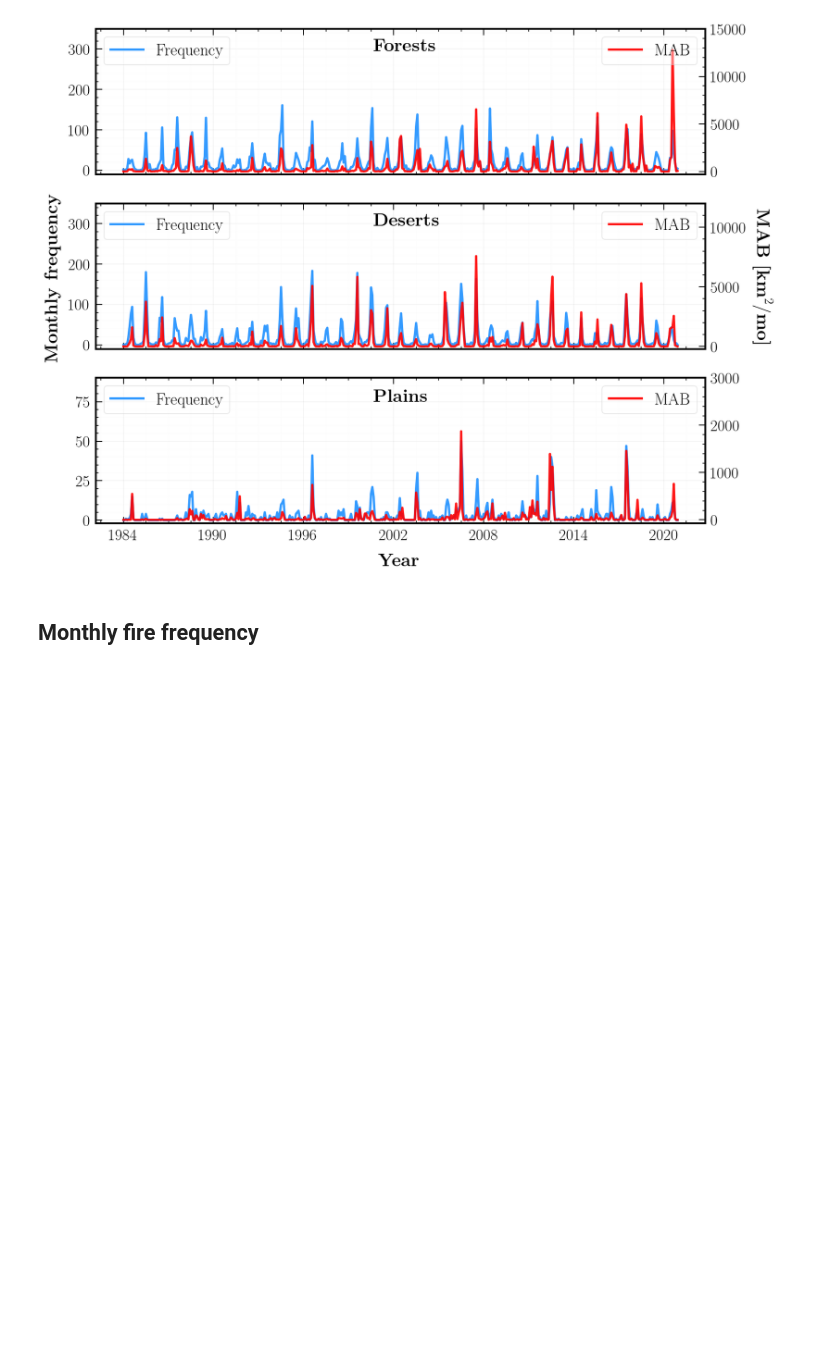
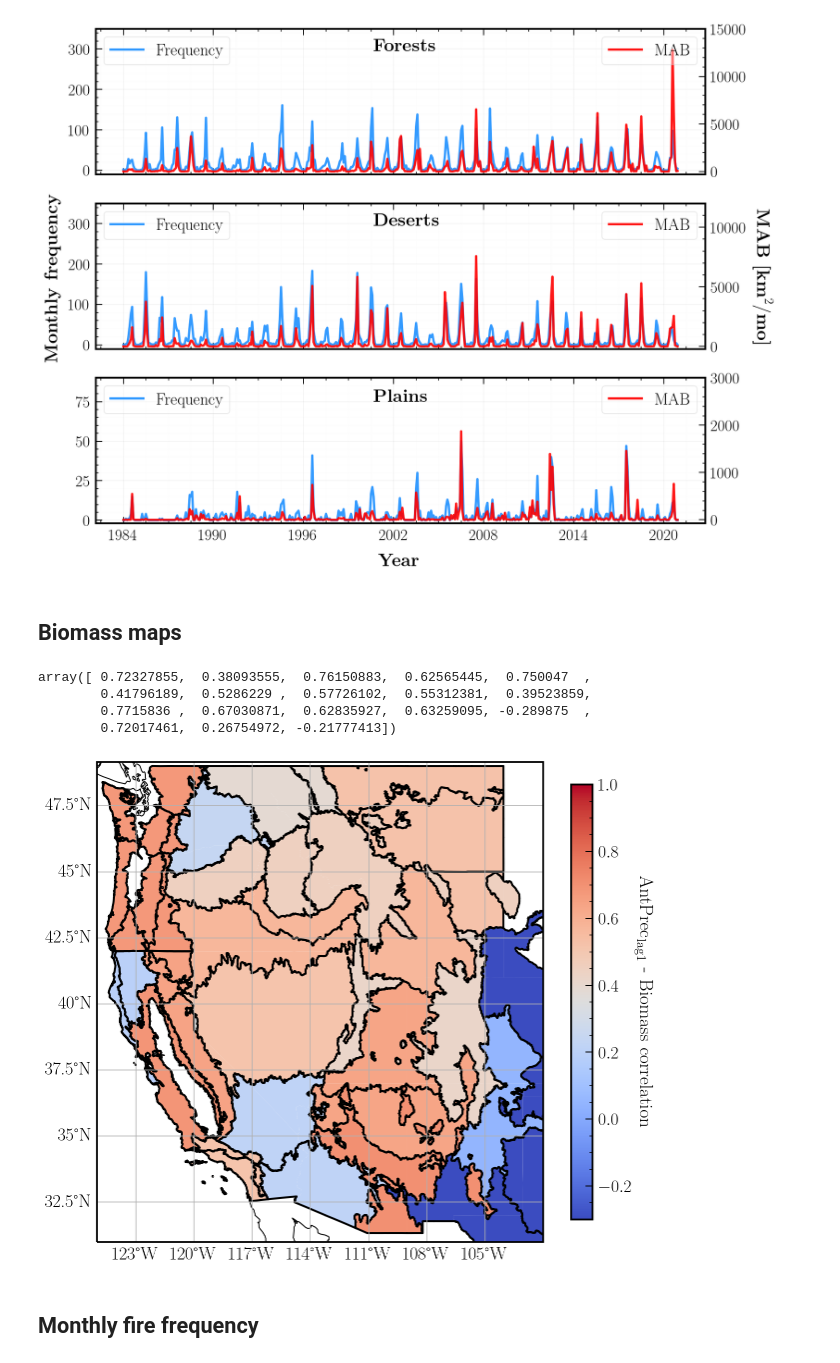
Before and after one commit to jtbuch/smlfire1.0, a Jupyter notebook: scripts/prelim_data_processing_and_analysis.ipynb, the cells around one changed output. Drawn from its saved outputs; the diff is of its cells as text; code cells hidden in the pictures; blank space fills up the shorter version.

```diff
--- a/scripts/prelim_data_processing_and_analysis.ipynb
+++ b/scripts/prelim_data_processing_and_analysis.ipynb
@@ -746,3 +746,5 @@ ax3.legend(loc='upper left', frameon= True, fontsize= 18);
 plt.savefig('../paper_plots/intro_plot_alt.pdf', bbox_inches='tight', dpi= 300);
 # %% [output]
 [figure]
+# %% [markdown]
+## Biomass maps
@@ -749,3 +763,77 @@ plt.savefig('../paper_plots/intro_plot_alt.pdf', bbox_inches='tight', dpi= 300);
+# %%
+reg_corr_arr
+# %% [output]
+array([ 0.72327855,  0.38093555,  0.76150883,  0.62565445,  0.750047  ,
+        0.41796189,  0.5286229 ,  0.57726102,  0.55312381,  0.39523859,
+        0.7715836 ,  0.67030871,  0.62835927,  0.63259095, -0.289875  ,
+        0.72017461,  0.26754972, -0.21777413])
+# %%
+reg_l4_corr_arr= []
+l4_indx_arr= []
+for r in range(18):
+    l4_key_arr= bailey_ecoprovince_shp(region= regname[r+1], lflag= 'L4').groupby('US_L4CODE').groups.keys()
+    for l in tqdm(l4_key_arr):
+        ant_prep_xarr= bailey_ecoprovince_mask("../data/12km/climate/primary/prec.nc", region= regname[r+1], lflag= 'L4', l4indx= l)
+        ant_prep_spatial_xarr= ant_prep_xarr[984:1428].resample(time= "1A").mean().mean(axis= 0)
+
+        biomass_xarr= bailey_ecoprovince_mask("../data/12km/landcover/biomass_aboveground.nc", region= regname[r+1], lflag= 'L4', l4indx= l)
+        reg_l4_corr_arr.append(xarray.corr(ant_prep_spatial_xarr, biomass_xarr).values)
+        l4_indx_arr.append(l4_key_arr)
+reg_l4_corr_arr= np.nan_to_num(np.array(reg_l4_corr_arr).flatten())
+l4_indx_arr= [item for sublist in l4_indx_arr for item in sublist]
+pd.DataFrame({'l4_indx': l4_indx_arr, 'correlation': reg_l4_corr_arr}).to_hdf('../data/ant_prec_biomass_spatial_corr.h5', key= 'df', mode= 'w')
+# %%
+extent = [-125, -102, 31, 49]
+central_lon = np.mean(extent[:2])
+central_lat = np.mean(extent[2:])
+l3flag= 'True'
+
+fig= plt.figure(figsize=(10, 10))
+ax= plt.axes(projection= ccrs.PlateCarree())
+#ax= fig.add_subplot(gs[0:3, 0:2], projection=ccrs.PlateCarree())
+ax.set_extent(extent);
+ax.add_feature(cfeature.LAND, edgecolor='black', facecolor= 'white');
+#ax.add_feature(cfeature.LAKES, edgecolor='black', facecolor= cfeature.COLORS['water']);
+
+if l3flag:
+    cmap= plt.cm.coolwarm
+    normalized_cmap= colors.Normalize(vmin= -0.3, vmax= 1.0)
+    for r in tqdm(range(18)):
+        l3geom_gdf= bailey_ecoprovince_shp(region= regname[r+1], lflag= 'L3').to_crs(epsg= 4326)
+        ax.add_geometries(l3geom_gdf.geometry, crs= ccrs.PlateCarree(), facecolor= cmap(reg_corr_arr[r]), zorder= 1)
+else:
+    l4countarr= 0
+    cmap= plt.cm.coolwarm
+    normalized_cmap= colors.Normalize(vmin= min(reg_l4_corr_arr), vmax= max(reg_l4_corr_arr))
+    for r in range(18):
+        l4geom_gdf= bailey_ecoprovince_shp(region= regname[r+1], lflag= 'L4').to_crs(epsg= 4326)
+        for k in tqdm(range(len(l4geom_gdf.groupby('US_L4CODE').groups.keys()))):
+            ax.add_geometries(l4geom_gdf[l4geom_gdf['US_L4CODE'] == l4_indx_arr[l4countarr + k]].geometry, crs= ccrs.PlateCarree(), facecolor= cmap(reg_l4_corr_arr[l4countarr + k]), zorder= 1)
+        l4countarr+= len(l4geom_gdf.groupby('US_L4CODE').groups.keys())
+
+ax.add_geometries(forest_area_gdf.geometry, crs= ccrs.PlateCarree(), facecolor= colors.to_rgba('None', alpha= 0.5), \
+                                                                          edgecolor= colors.to_rgba('black', alpha= 1.0), lw= 2, zorder= 1)
+ax.add_geometries(desert_area_gdf.geometry, crs= ccrs.PlateCarree(), facecolor= colors.to_rgba('None', alpha= 0.5), \
+                                                                          edgecolor= colors.to_rgba('black', alpha= 1.0), lw= 2, zorder= 1)
+ax.add_geometries(plains_area_gdf.geometry, crs= ccrs.PlateCarree(), facecolor= colors.to_rgba('None', alpha= 0.5), \
+                                                                          edgecolor= colors.to_rgba('black', alpha= 1.0), lw= 2, zorder= 1)
+# ax.scatter(wildfire_df['final_lon'], wildfire_df['final_lat'], c= 'black', s= 5, alpha= 0.3, transform=ccrs.PlateCarree(), zorder= 10)
+# ax.tick_params(labeltop=False, top=False, labelright=False, right=True, which='both', labelsize= 30);
+cbar= fig.colorbar(plt.cm.ScalarMappable(norm= normalized_cmap, cmap= cmap), ax=ax, orientation= 'vertical', shrink= 0.8)
+cbar.ax.set_ylabel(ylabel= r'${\rm AntPrec}_{\rm lag1}$ - Biomass correlation', labelpad= 20, rotation= 270)
+
+gl= ax.gridlines(draw_labels=True);
+gl.xlabel_style = {'size': 18, 'color': 'black'}
+gl.ylabel_style = {'size': 18, 'color': 'black'}
+#gl.xlocator = mticker.FixedLocator([-116, -117, -118, -119, -120, -121, -122, -123, -124])
+#gl.ylocator = mticker.FixedLocator([34, 36, 38, 40, 42])
+gl.top_labels = False
+gl.right_labels = False
+ax.set_aspect(1.362/1)
+
+#plt.savefig('../paper_plots/l3corr_plot.png', bbox_inches='tight', dpi= 200);
+# %% [output]
+[figure, added]
 # %% [markdown]
 ## Monthly fire frequency
 # %%
```
Also changed, not shown: parts of 2 cells of this notebook, 1 other file.
